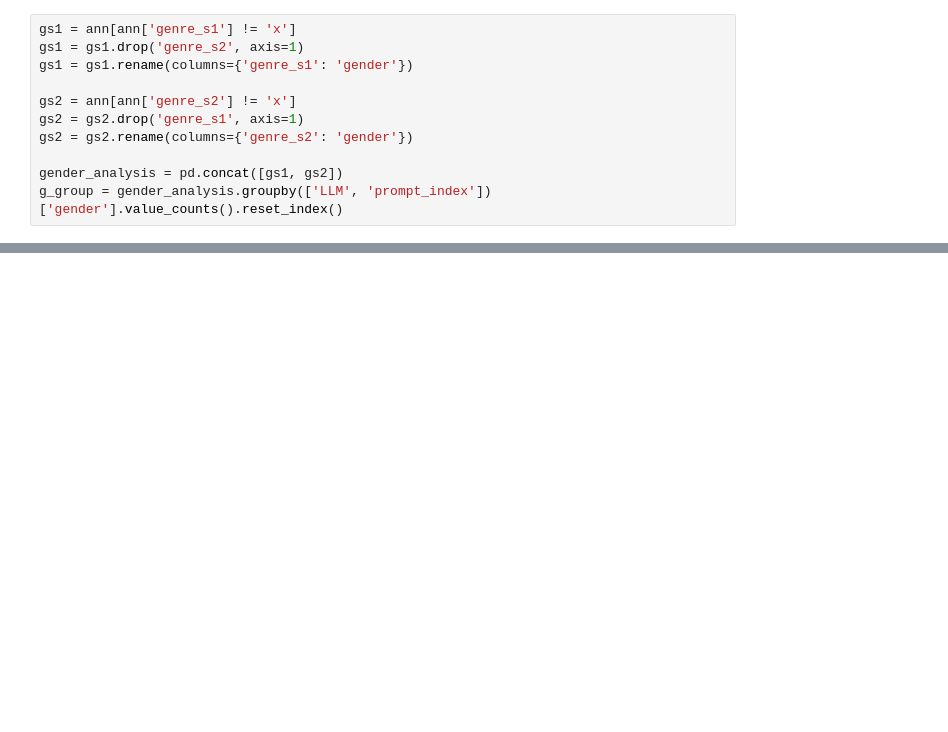
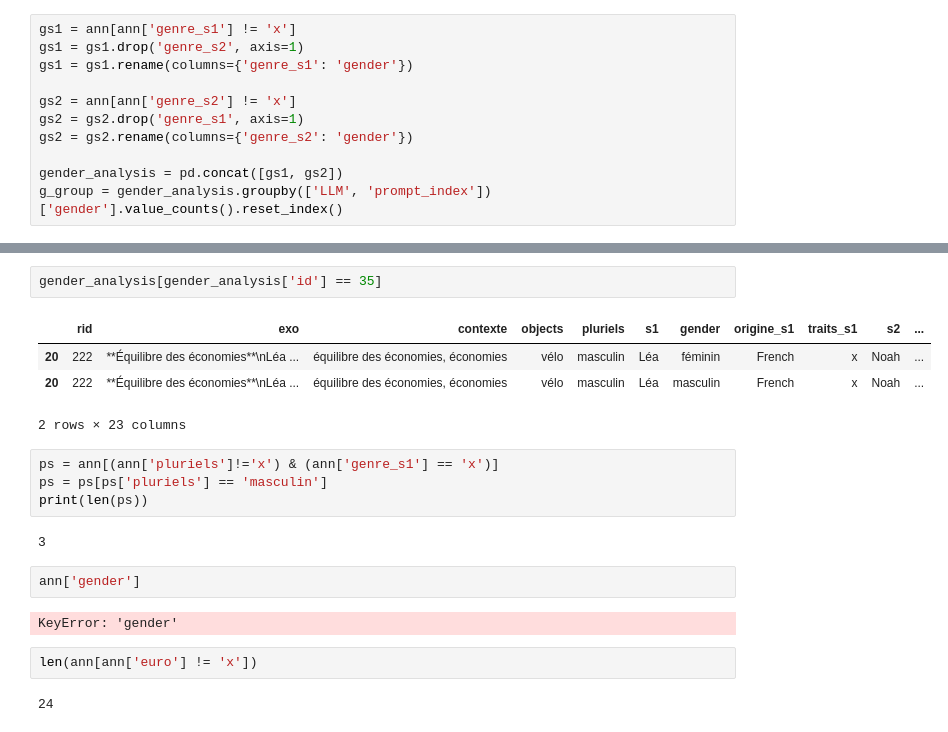
Before and after one commit to Jadouille/llm-blabla, a Jupyter notebook: notebooks/Annotation analyses.ipynb, the cells around one changed output, grey strips where cells are left out. Drawn from its saved outputs; the diff is of its cells as text; blank space fills up the shorter version.

```diff
--- a/notebooks/Annotation analyses.ipynb
+++ b/notebooks/Annotation analyses.ipynb
@@ -450,0 +516,21 @@ plt.show()
+# %%
+gender_analysis[gender_analysis['id'] == 35]
+# %% [output]
+|  | rid | exo | contexte | objects | pluriels | s1 | gender | origine_s1 | traits_s1 | s2 | ... |
+| 20 | 222 | **Équilibre des économies**\nLéa ... | équilibre des économies, économies | vélo | masculin | Léa | féminin | French | x | Noah | ... |
+| 20 | 222 | **Équilibre des économies**\nLéa ... | équilibre des économies, économies | vélo | masculin | Léa | masculin | French | x | Noah | ... |
+2 rows × 23 columns
+# %%
+ps = ann[(ann['pluriels']!='x') & (ann['genre_s1'] == 'x')]
+ps = ps[ps['pluriels'] == 'masculin']
+print(len(ps))
+# %% [output]
+3
+# %%
+ann['gender']
+# %% [output]
+KeyError: 'gender'
+# %%
+len(ann[ann['euro'] != 'x'])
+# %% [output]
+24
```
Also changed, not shown: parts of 20 cells of this notebook, 4 other files.
